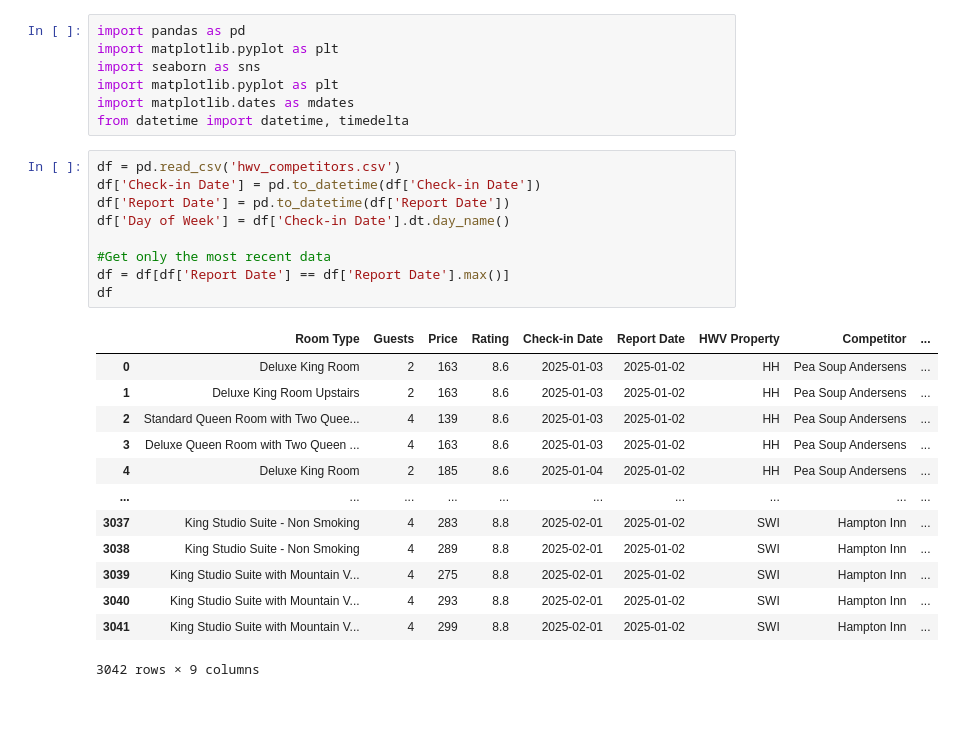
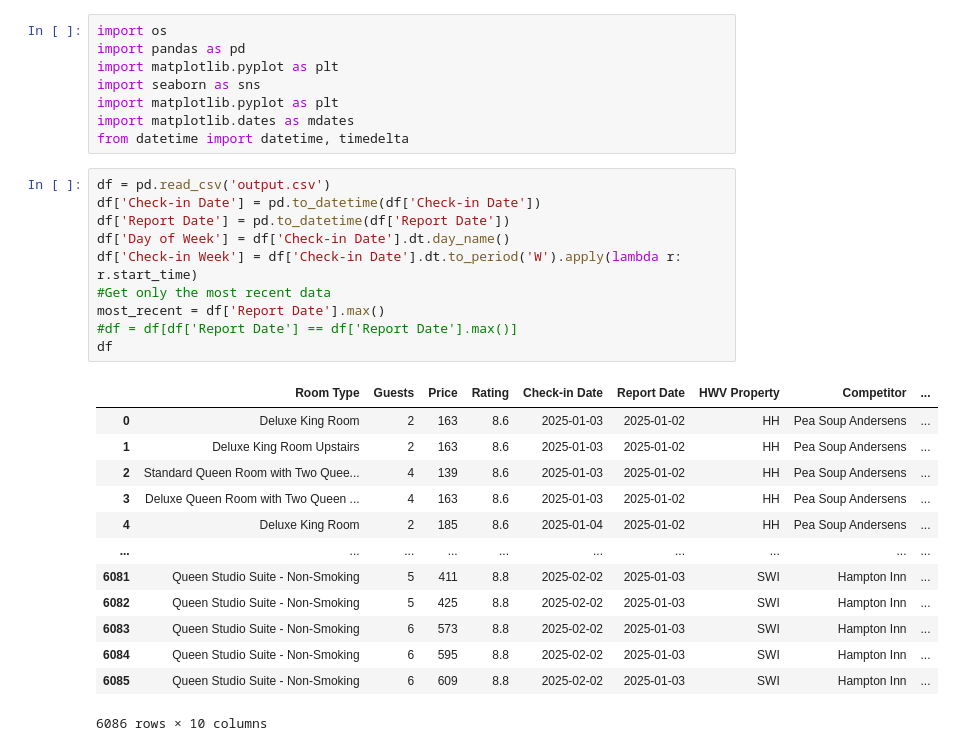
Before and after one commit to JoeyRussoniello/RedTailCodeBase, a Jupyter notebook: WebScrapers/HotelPricingPulls/compset_plotting.ipynb, the cells around one changed output. Saved outputs shown, nothing was run; the diff lists cells and outputs as text; blank space fills up the shorter version.

```diff
--- a/WebScrapers/HotelPricingPulls/compset_plotting.ipynb
+++ b/WebScrapers/HotelPricingPulls/compset_plotting.ipynb
@@ -1,4 +1,5 @@
 # %%
+import os
 import pandas as pd
 import matplotlib.pyplot as plt
 import seaborn as sns
@@ -6,26 +7,27 @@ import matplotlib.pyplot as plt
 import matplotlib.dates as mdates
 from datetime import datetime, timedelta
 # %%
-df = pd.read_csv('hwv_competitors.csv')
+df = pd.read_csv('output.csv')
 df['Check-in Date'] = pd.to_datetime(df['Check-in Date'])
 df['Report Date'] = pd.to_datetime(df['Report Date'])
 df['Day of Week'] = df['Check-in Date'].dt.day_name()
-
+df['Check-in Week'] = df['Check-in Date'].dt.to_period('W').apply(lambda r: r.start_time)
 #Get only the most recent data
-df = df[df['Report Date'] == df['Report Date'].max()]
+most_recent = df['Report Date'].max()
+#df = df[df['Report Date'] == df['Report Date'].max()]
 df
 # %% [output]
 |  | Room Type | Guests | Price | Rating | Check-in Date | Report Date | HWV Property | Competitor | ... |
 | 0 | Deluxe King Room | 2 | 163 | 8.6 | 2025-01-03 | 2025-01-02 | HH | Pea Soup Andersens | ... |
 | 1 | Deluxe King Room Upstairs | 2 | 163 | 8.6 | 2025-01-03 | 2025-01-02 | HH | Pea Soup Andersens | ... |
 | 2 | Standard Queen Room with Two Quee... | 4 | 139 | 8.6 | 2025-01-03 | 2025-01-02 | HH | Pea Soup Andersens | ... |
 | 3 | Deluxe Queen Room with Two Queen ... | 4 | 163 | 8.6 | 2025-01-03 | 2025-01-02 | HH | Pea Soup Andersens | ... |
 | 4 | Deluxe King Room | 2 | 185 | 8.6 | 2025-01-04 | 2025-01-02 | HH | Pea Soup Andersens | ... |
 | ... | ... | ... | ... | ... | ... | ... | ... | ... | ... |
-| 3037 | King Studio Suite - Non Smoking | 4 | 283 | 8.8 | 2025-02-01 | 2025-01-02 | SWI | Hampton Inn | ... |
-| 3038 | King Studio Suite - Non Smoking | 4 | 289 | 8.8 | 2025-02-01 | 2025-01-02 | SWI | Hampton Inn | ... |
-| 3039 | King Studio Suite with Mountain V... | 4 | 275 | 8.8 | 2025-02-01 | 2025-01-02 | SWI | Hampton Inn | ... |
-| 3040 | King Studio Suite with Mountain V... | 4 | 293 | 8.8 | 2025-02-01 | 2025-01-02 | SWI | Hampton Inn | ... |
-| 3041 | King Studio Suite with Mountain V... | 4 | 299 | 8.8 | 2025-02-01 | 2025-01-02 | SWI | Hampton Inn | ... |
+| 6081 | Queen Studio Suite - Non-Smoking | 5 | 411 | 8.8 | 2025-02-02 | 2025-01-03 | SWI | Hampton Inn | ... |
+| 6082 | Queen Studio Suite - Non-Smoking | 5 | 425 | 8.8 | 2025-02-02 | 2025-01-03 | SWI | Hampton Inn | ... |
+| 6083 | Queen Studio Suite - Non-Smoking | 6 | 573 | 8.8 | 2025-02-02 | 2025-01-03 | SWI | Hampton Inn | ... |
+| 6084 | Queen Studio Suite - Non-Smoking | 6 | 595 | 8.8 | 2025-02-02 | 2025-01-03 | SWI | Hampton Inn | ... |
+| 6085 | Queen Studio Suite - Non-Smoking | 6 | 609 | 8.8 | 2025-02-02 | 2025-01-03 | SWI | Hampton Inn | ... |
-3042 rows × 9 columns
+6086 rows × 10 columns
 # %%
```
Also changed, not shown: parts of 2 cells of this notebook, 7 other files.
